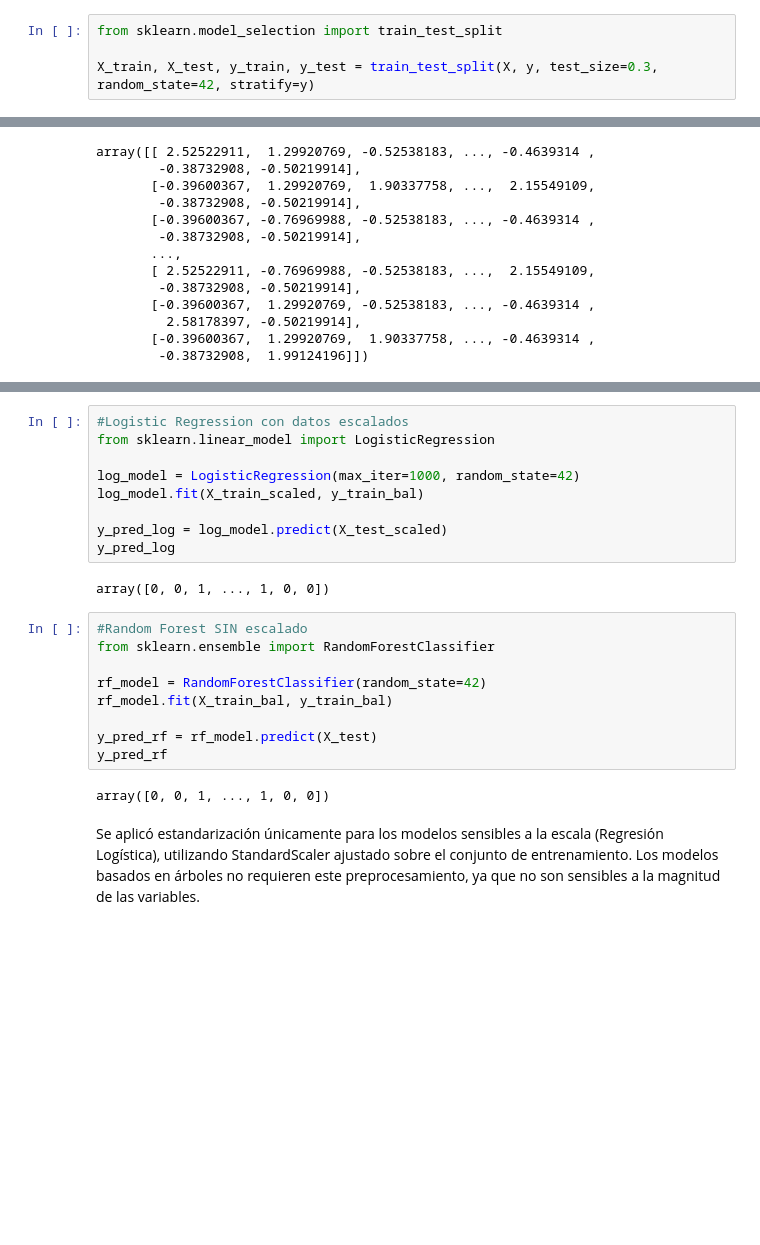
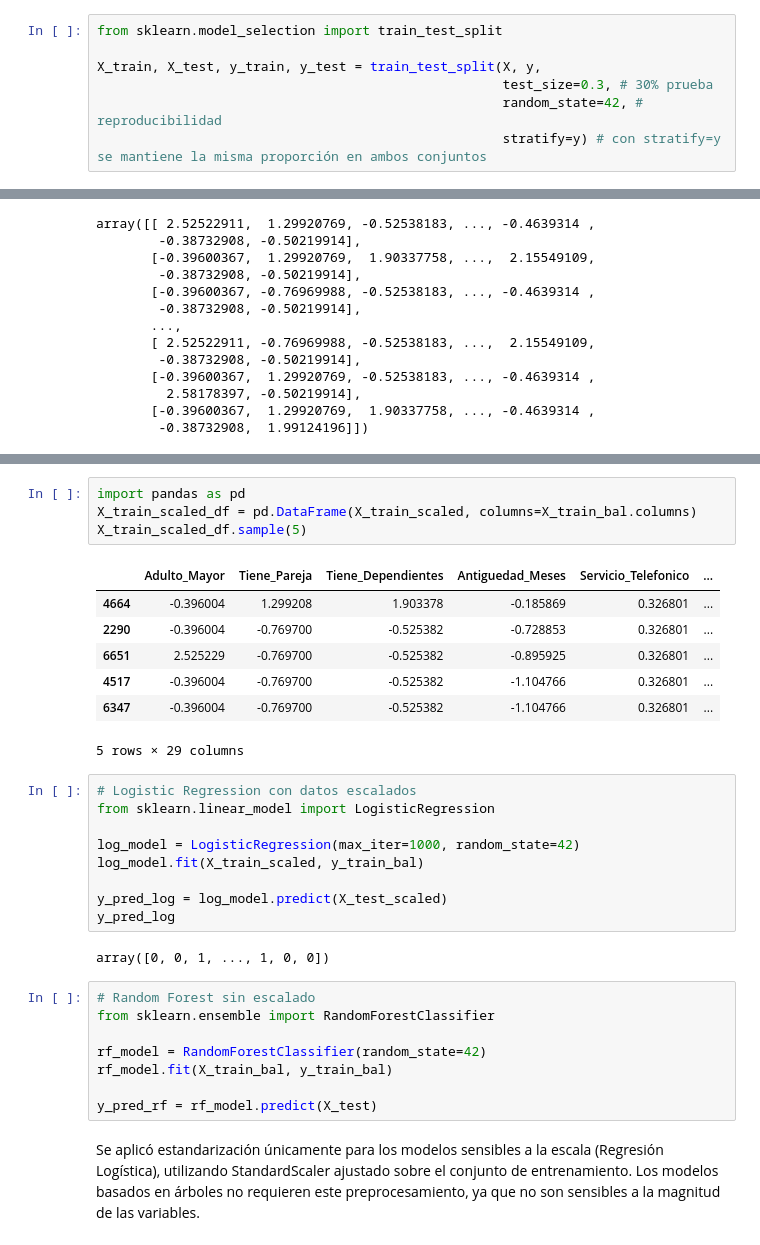
Before and after one commit to yaramirezte/TelecomX_LATAM-Parte-2, a Jupyter notebook: TelecomX_LATAM_parte_2.ipynb, the cells around one changed output, grey strips where cells are left out. Saved outputs shown, nothing was run; the diff lists cells and outputs as text; blank space fills up the shorter version.

```diff
--- a/TelecomX_LATAM_parte_2.ipynb
+++ b/TelecomX_LATAM_parte_2.ipynb
@@ -239,7 +242,10 @@ Requirement already satisfied: threadpoolctl<4,>=2.0.0 in /usr/local/lib/python3
 # %%
 from sklearn.model_selection import train_test_split
 
-X_train, X_test, y_train, y_test = train_test_split(X, y, test_size=0.3, random_state=42, stratify=y)
+X_train, X_test, y_train, y_test = train_test_split(X, y,
+                                                    test_size=0.3, # 30% prueba
+                                                    random_state=42, # reproducibilidad
+                                                    stratify=y) # con stratify=y se mantiene la misma proporción en ambos conjuntos
 # %%
 from imblearn.over_sampling import SMOTE
 # aplicamos smote
@@ -283,5 +303,17 @@ array([[ 2.52522911,  1.29920769, -0.52538183, ..., -0.4639314 ,
+# %%
+import pandas as pd
+X_train_scaled_df = pd.DataFrame(X_train_scaled, columns=X_train_bal.columns)
+X_train_scaled_df.sample(5)
+# %% [output]
+|  | Adulto_Mayor | Tiene_Pareja | Tiene_Dependientes | Antiguedad_Meses | Servicio_Telefonico | ... |
+| 4664 | -0.396004 | 1.299208 | 1.903378 | -0.185869 | 0.326801 | ... |
+| 2290 | -0.396004 | -0.769700 | -0.525382 | -0.728853 | 0.326801 | ... |
+| 6651 | 2.525229 | -0.769700 | -0.525382 | -0.895925 | 0.326801 | ... |
+| 4517 | -0.396004 | -0.769700 | -0.525382 | -1.104766 | 0.326801 | ... |
+| 6347 | -0.396004 | -0.769700 | -0.525382 | -1.104766 | 0.326801 | ... |
+5 rows × 29 columns
 # %%
-#Logistic Regression con datos escalados
+# Logistic Regression con datos escalados
 from sklearn.linear_model import LogisticRegression
 
 log_model = LogisticRegression(max_iter=1000, random_state=42)
@@ -292,16 +324,13 @@ y_pred_log
 # %% [output]
 array([0, 0, 1, ..., 1, 0, 0])
 # %%
-#Random Forest SIN escalado
+# Random Forest sin escalado
 from sklearn.ensemble import RandomForestClassifier
 
 rf_model = RandomForestClassifier(random_state=42)
 rf_model.fit(X_train_bal, y_train_bal)
 
 y_pred_rf = rf_model.predict(X_test)
-y_pred_rf
-# %% [output]
-array([0, 0, 1, ..., 1, 0, 0])
 # %% [markdown]
 Se aplicó estandarización únicamente para los modelos sensibles a la escala (Regresión Logística), utilizando StandardScaler ajustado sobre el conjunto de entrenamiento. Los modelos basados en árboles no requieren este preprocesamiento, ya que no son sensibles a la magnitud de las variables.
 # %% [markdown]
```
Also changed, not shown: parts of 19 cells of this notebook.
